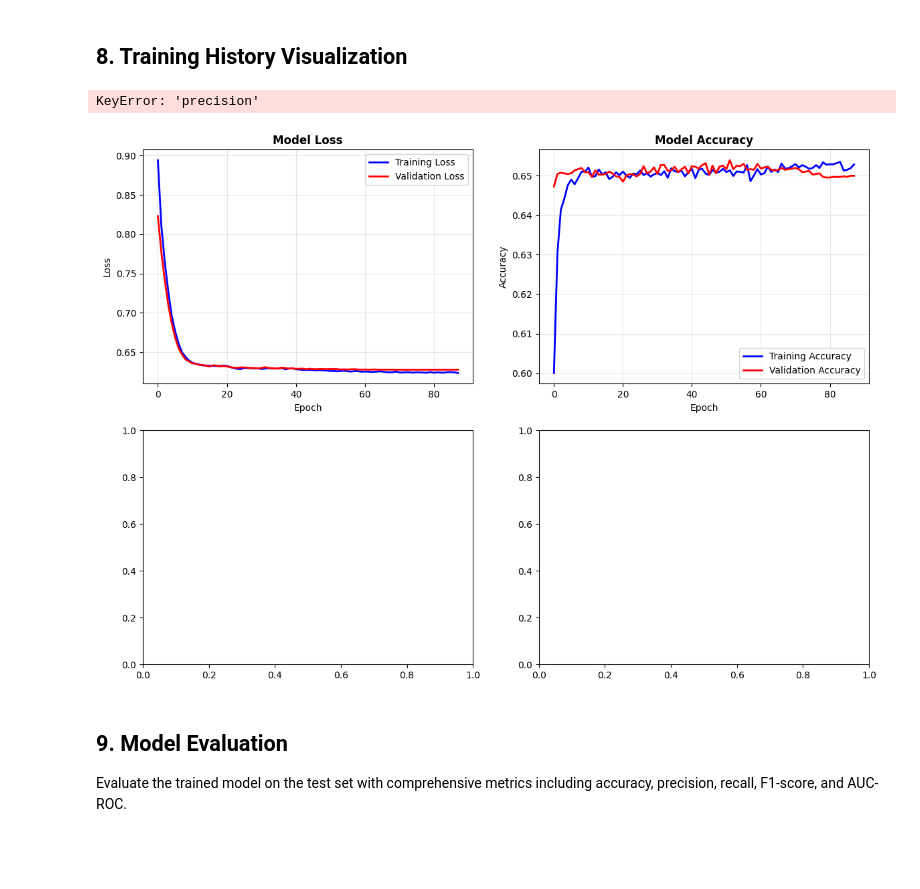
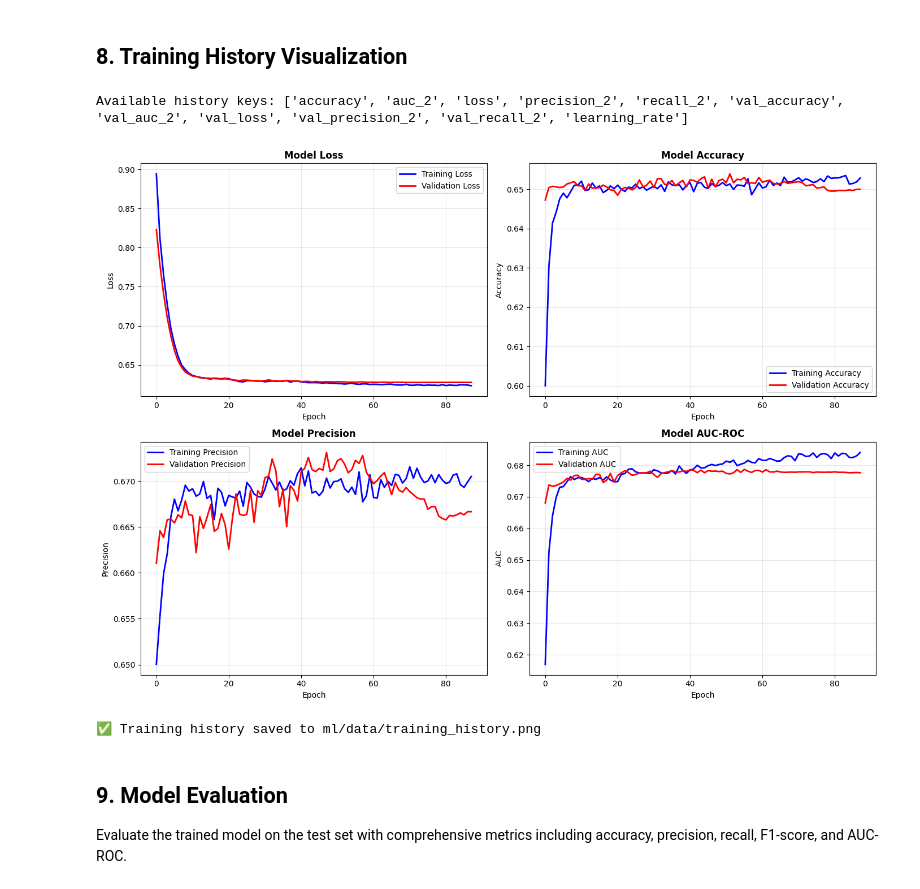
Before and after one commit to ngabo-dev/fluentfusion.v1, a Jupyter notebook: ml/recommendation_notebook.ipynb, the cells around one changed output. Drawn from its saved outputs; the diff is of its cells as text; code cells hidden in the pictures; blank space fills up the shorter version.

```diff
--- a/ml/recommendation_notebook.ipynb
+++ b/ml/recommendation_notebook.ipynb
@@ -621,7 +603,12 @@ def build_neural_recommender(input_dim, embedding_dim=64, hidden_dims=[128, 64,
     model.compile(
         optimizer=optimizer,
         loss='binary_crossentropy',
-        metrics=['accuracy', 'Precision', 'Recall', 'AUC']
+        metrics=[
+            'accuracy',
+            tf.keras.metrics.Precision(),
+            tf.keras.metrics.Recall(),
+            tf.keras.metrics.AUC()
+        ]
     )
 
     return model
@@ -763,55 +749,69 @@ Restoring model weights from the end of the best epoch: 73.
 # %%
 # Plot training history
 fig, axes = plt.subplots(2, 2, figsize=(14, 10))
+
+# Print available keys for debugging
+print("Available history keys:", list(history.history.keys()))
 
 # Loss
 ax1 = axes[0, 0]
 ax1.plot(history.history['loss'], label='Training Loss', linewidth=2, color='blue')
 ax1.plot(history.history['val_loss'], label='Validation Loss', linewidth=2, color='red')
 ax1.set_title('Model Loss', fontsize=12, fontweight='bold')
 ax1.set_xlabel('Epoch')
 ax1.set_ylabel('Loss')
 ax1.legend()
 ax1.grid(True, alpha=0.3)
 
 # Accuracy
 ax2 = axes[0, 1]
 ax2.plot(history.history['accuracy'], label='Training Accuracy', linewidth=2, color='blue')
 ax2.plot(history.history['val_accuracy'], label='Validation Accuracy', linewidth=2, color='red')
 ax2.set_title('Model Accuracy', fontsize=12, fontweight='bold')
 ax2.set_xlabel('Epoch')
 ax2.set_ylabel('Accuracy')
 ax2.legend()
 ax2.grid(True, alpha=0.3)
 
-# Precision
+# Precision - dynamically find the precision key
 ax3 = axes[1, 0]
-ax3.plot(history.history['precision'], label='Training Precision', linewidth=2, color='blue')
-ax3.plot(history.history['val_precision'], label='Validation Precision', linewidth=2, color='red')
-ax3.set_title('Model Precision', fontsize=12, fontweight='bold')
-ax3.set_xlabel('Epoch')
-ax3.set_ylabel('Precision')
-ax3.legend()
-ax3.grid(True, alpha=0.3)
+precision_key = [k for k in history.history.keys() if 'precision' in k.lower()][0] if any('precision' in k.lower() for k in history.history.keys()) else None
+if precision_key:
+    val_precision_key = 'val_' + precision_key
+    ax3.plot(history.history[precision_key], label='Training Precision', linewidth=2, color='blue')
+    ax3.plot(history.history[val_precision_key], label='Validation Precision', linewidth=2, color='red')
+    ax3.set_title('Model Precision', fontsize=12, fontweight='bold')
+    ax3.set_xlabel('Epoch')
+    ax3.set_ylabel('Precision')
+    ax3.legend()
+    ax3.grid(True, alpha=0.3)
+else:
+    ax3.text(0.5, 0.5, 'Precision metric not available', ha='center', va='center')
 
 # AUC
 ax4 = axes[1, 1]
-ax4.plot(history.history['auc'], label='Training AUC', linewidth=2, color='blue')
-ax4.plot(history.history['val_auc'], label='Validation AUC', linewidth=2, color='red')
-ax4.set_title('Model AUC-ROC', fontsize=12, fontweight='bold')
-ax4.set_xlabel('Epoch')
-ax4.set_ylabel('AUC')
-ax4.legend()
-ax4.grid(True, alpha=0.3)
+auc_key = [k for k in history.history.keys() if 'auc' in k.lower() and not k.startswith('val')][0] if any('auc' in k.lower() and not k.startswith('val') for k in history.history.keys()) else None
+if auc_key:
+    val_auc_key = 'val_' + auc_key
+    ax4.plot(history.history[auc_key], label='Training AUC', linewidth=2, color='blue')
+    ax4.plot(history.history[val_auc_key], label='Validation AUC', linewidth=2, color='red')
+    ax4.set_title('Model AUC-ROC', fontsize=12, fontweight='bold')
+    ax4.set_xlabel('Epoch')
+    ax4.set_ylabel('AUC')
+    ax4.legend()
+    ax4.grid(True, alpha=0.3)
+else:
+    ax4.text(0.5, 0.5, 'AUC metric not available', ha='center', va='center')
 
 plt.tight_layout()
 plt.savefig('ml/data/training_history.png', dpi=150, bbox_inches='tight')
 plt.show()
 
 print("✅ Training history saved to ml/data/training_history.png")
 # %% [output]
-KeyError: 'precision'
+Available history keys: ['accuracy', 'auc_2', 'loss', 'precision_2', 'recall_2', 'val_accuracy', 'val_auc_2', 'val_loss', 'val_precision_2', 'val_recall_2', 'learning_rate']
-[figure, old version]
+[figure, new version]
+✅ Training history saved to ml/data/training_history.png
 # %% [markdown]
 ## 9. Model Evaluation
 
```
Also changed, not shown: parts of 7 cells of this notebook, 7 other files.
